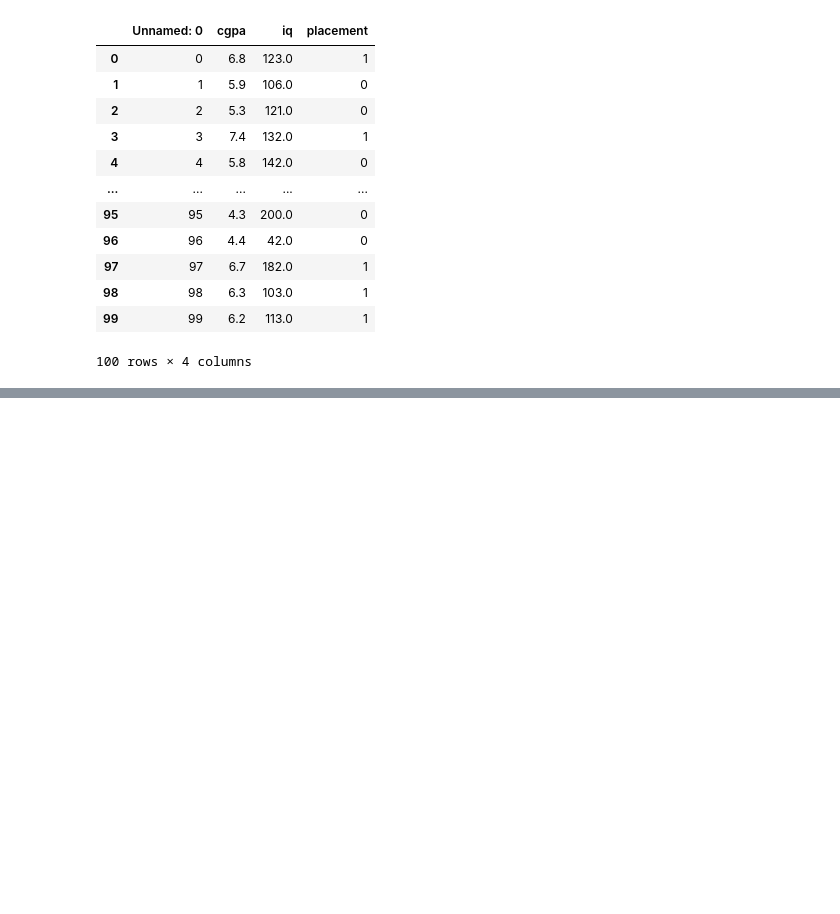
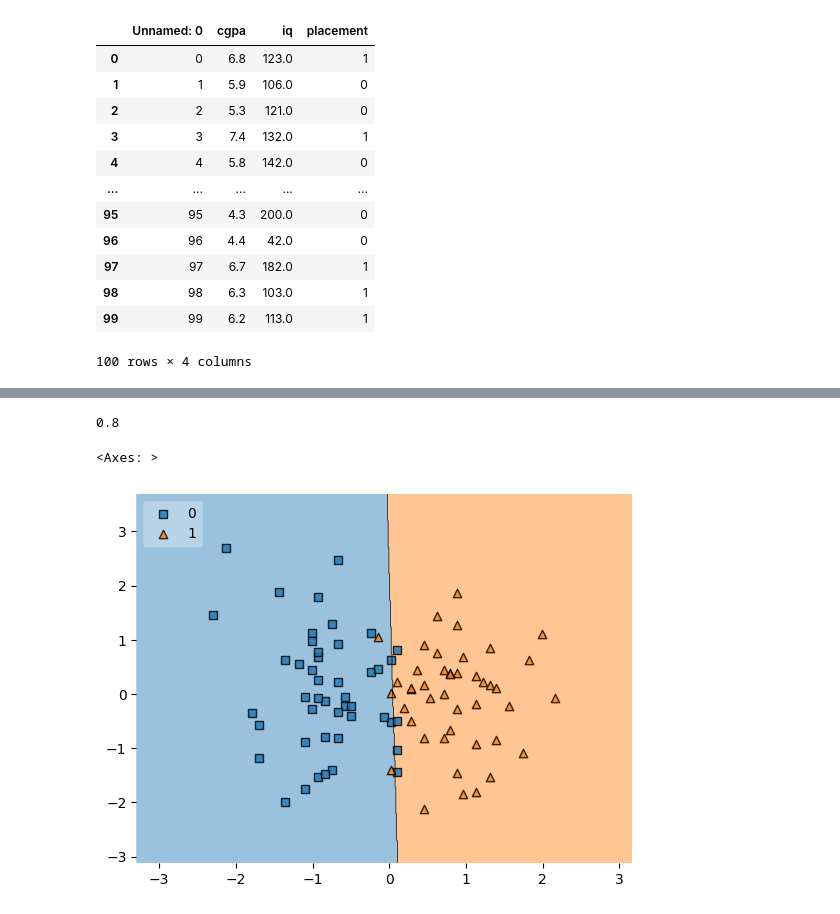
Before and after one commit to Khusheyy/MACHINE-LEARNING, a Jupyter notebook: classification.ipynb, the cells around one changed output, grey strips where cells are left out. Drawn from its saved outputs; the diff is of its cells as text; code cells hidden in the pictures; blank space fills up the shorter version.

```diff
--- a/classification.ipynb
+++ b/classification.ipynb
@@ -31,0 +155,4 @@ df
+# %%
+sc = StandardScaler()
+# %%
+X_train = sc.fit_transform(X_train)
@@ -31,0 +195,6 @@ df
+# %%
+from sklearn.linear_model import LogisticRegression
+clf = LogisticRegression()
+# %%
+clf.fit(X_train, y_train)
+# this is model training
@@ -31,0 +221,4 @@ df
+# %%
+accuracy_score(y_test, y_prediction)
+# %% [output]
+0.8
@@ -31,0 +227,5 @@ df
+# %%
+plot_decision_regions(X_train, y_train.values, clf=clf, legend=2)
+# %% [output]
+<Axes: >
+[figure, added]
```
Also changed, not shown: parts of 24 cells of this notebook, 2 other files.
